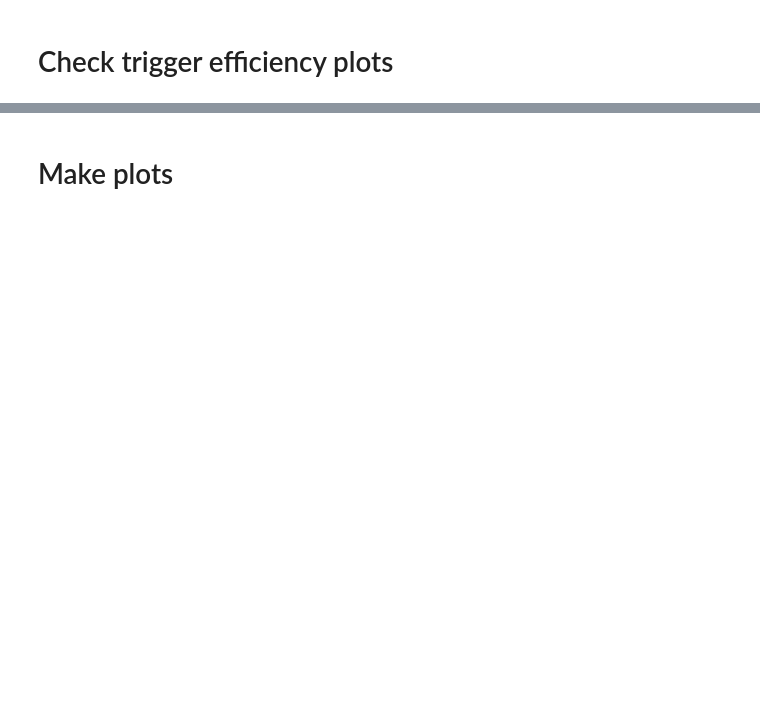
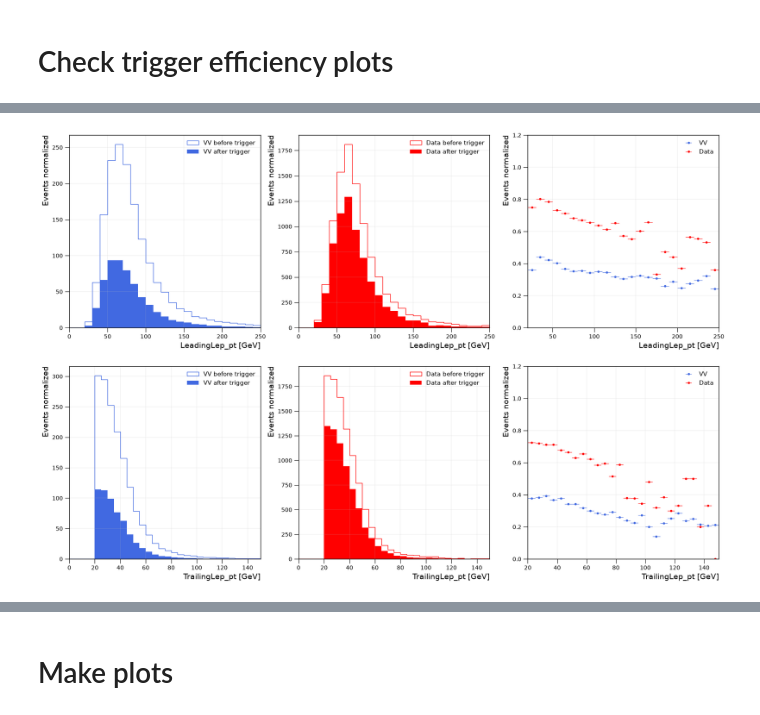
Before and after one commit to vitor-thompson/projeto-final-fisica, a Jupyter notebook: analysis.ipynb, the cells around one changed output, grey strips where cells are left out. Cells and saved outputs as stored; diff of their text form; code cells hidden in the pictures; blank space fills up the shorter version.

```diff
--- a/analysis.ipynb
+++ b/analysis.ipynb
@@ -208,0 +294,100 @@ plt.savefig('efficiency_plots.png', dpi=400)
+# %%
+# Cria uma figura grande dividida em uma grade de 2 linhas por 3 colunas
+fig1 = plt.figure(figsize=(21,12))
+grid = [2, 3]
+gs1 = gs.GridSpec(grid[0], grid[1])
+
+# ==================================================================================================
+# LINHA 1: ANÁLISE DO LÉPTON PRINCIPAL (LeadingLep_pt) - VV vs Data
+# ==================================================================================================
+
+# 1. Painel esquerdo: Simulação (VV) - Antes e Depois do Trigger para o LeadingLep_pt
+ax1 = plt.subplot(gs1[0])
+var = "LeadingLep_pt"
+bins = np.linspace(0.,250,26)
+# Denominador: Todos os eventos de VV (antes do trigger)
+VV_denominator, b_dummy, p_dummy = plt.hist(ds["VV"][var], bins=bins, weights=ds["VV"]["evtWeight"], color='royalblue', histtype='step', label="VV before trigger")
+# Numerador: Apenas os eventos de VV que passaram pelo gatilho HLT_EleMu
+VV_numerator, b_dummy, p_dummy = plt.hist(ds["VV"][ds["VV"]["HLT_EleMu"]][var], bins=bins, weights=ds["VV"][ds["VV"]["HLT_EleMu"]]["evtWeight"], color='royalblue', histtype='stepfilled', label="VV after trigger")
+style(ax1)
+labels( ax1, xlabel="LeadingLep_pt [GeV]", ylabel="Events normalized")
+
+# 2. Painel central: Dados Reais (Data) - Antes e Depois do Trigger para o LeadingLep_pt
+ax1 = plt.subplot(gs1[1])
+var = "LeadingLep_pt"
+bins = np.linspace(0.,250,26)
+# Denominador: Todos os eventos reais coletados (sem peso de gerador)
+Data_denominator, b_dummy, p_dummy = plt.hist(ds["Data"][var], bins=bins, color='red', histtype='step', label="Data before trigger")
+# Numerador: Apenas os eventos reais que ativaram o HLT_EleMu
+Data_numerator, b_dummy, p_dummy = plt.hist(ds["Data"][ds["Data"]["HLT_EleMu"]][var], bins=bins, color='red', histtype='stepfilled', label="Data after trigger")
+style(ax1)
+labels( ax1, xlabel="LeadingLep_pt [GeV]", ylabel="Events normalized")
+
+# 3. Painel direito: Curva de Eficiência do Trigger para o LeadingLep_pt (VV vs Data)
+ax1 = plt.subplot(gs1[2])
+var = "LeadingLep_pt"
+bins = np.linspace(0.,250,26)
+dx = np.array([ (bins[i+1]-bins[i]) for i in range(bins.size-1)])
+x_inf = bins[:-1]
+x_mean = x_inf + 0.5*dx
+
+# Calcula a eficiência dividindo o numerador pelo denominador para VV e plota com barras de erro
+VV_efficiency = np.array(VV_numerator)/np.array(VV_denominator)
+ax1.errorbar(x_mean, VV_efficiency, xerr=0.5*dx, fmt='.', ecolor='royalblue', color='royalblue', elinewidth=0.7, capsize=0, label="VV")
+
+# Calcula a eficiência para os Dados Reais e plota comparativamente
+Data_efficiency = np.array(Data_numerator)/np.array(Data_denominator)
+ax1.errorbar(x_mean, Data_efficiency, xerr=0.5*dx, fmt='.', ecolor='red', color='red', elinewidth=0.7, capsize=0, label="Data")
+
+plt.ylim(0, 1.2)
+style(ax1)
+labels( ax1, xlabel="LeadingLep_pt [GeV]", ylabel="Events normalized")
+
+# ==================================================================================================
+# LINHA 2: ANÁLISE DO LÉPTON SECUNDÁRIO (TrailingLep_pt) - VV vs Data
+# ==================================================================================================
+
+# 4. Painel esquerdo inferior: Simulação (VV) - Antes e Depois do Trigger para o TrailingLep_pt
+ax1 = plt.subplot(gs1[3])
+var = "TrailingLep_pt"
+bins = np.linspace(0.,150,31)
+VV_denominator, b_dummy, p_dummy = plt.hist(ds["VV"][var], bins=bins, weights=ds["VV"]["evtWeight"], color='royalblue', histtype='step', label="VV before trigger")
+VV_numerator, b_dummy, p_dummy = plt.hist(ds["VV"][ds["VV"]["HLT_EleMu"]][var], bins=bins, weights=ds["VV"][ds["VV"]["HLT_EleMu"]]["evtWeight"], color='royalblue', histtype='stepfilled', label="VV after trigger")
+style(ax1)
+labels( ax1, xlabel="TrailingLep_pt [GeV]", ylabel="Events normalized")
+
+# 5. Painel central inferior: Dados Reais (Data) - Antes e Depois do Trigger para o TrailingLep_pt
+ax1 = plt.subplot(gs1[4])
+var = "TrailingLep_pt"
+bins = np.linspace(0.,150,31)
+Data_denominator, b_dummy, p_dummy = plt.hist(ds["Data"][var], bins=bins, color='red', histtype='step', label="Data before trigger")
+Data_numerator, b_dummy, p_dummy = plt.hist(ds["Data"][ds["Data"]["HLT_EleMu"]][var], bins=bins, color='red', histtype='stepfilled', label="Data after trigger")
+style(ax1)
+labels( ax1, xlabel="TrailingLep_pt [GeV]", ylabel="Events normalized")
+
+# 6. Painel direito inferior: Curva de Eficiência do Trigger para o TrailingLep_pt (VV vs Data)
+ax1 = plt.subplot(gs1[5])
+var = "TrailingLep_pt"
+bins = np.linspace(0.,150,31)
+dx = np.array([ (bins[i+1]-bins[i]) for i in range(bins.size-1)])
+x_inf = bins[:-1]
+x_mean = x_inf + 0.5*dx
+
+VV_efficiency = np.array(VV_numerator)/np.array(VV_denominator)
+ax1.errorbar(x_mean, VV_efficiency, xerr=0.5*dx, fmt='.', ecolor='royalblue', color='royalblue', elinewidth=0.7, capsize=0, label="VV")
+
+Data_efficiency = np.array(Data_numerator)/np.array(Data_denominator)
+ax1.errorbar(x_mean, Data_efficiency, xerr=0.5*dx, fmt='.', ecolor='red', color='red', elinewidth=0.7, capsize=0, label="Data")
+
+plt.ylim(0, 1.2)
+style(ax1)
+labels( ax1, xlabel="TrailingLep_pt [GeV]", ylabel="Events normalized")
+
+# ==================================================================================================
+# AJUSTES FINAIS E SALVAMENTO
+# ==================================================================================================
+plt.subplots_adjust(left=0.2, bottom=0.085, right=0.97, top=0.965, wspace=0.2, hspace=0.2)
+plt.savefig('efficiency_plots_VV_Data.pdf')
+plt.savefig('efficiency_plots_VV_Data.png', dpi=400)
+# %% [output]
+[figure, added]
```
Also changed, not shown: parts of 7 cells of this notebook.
